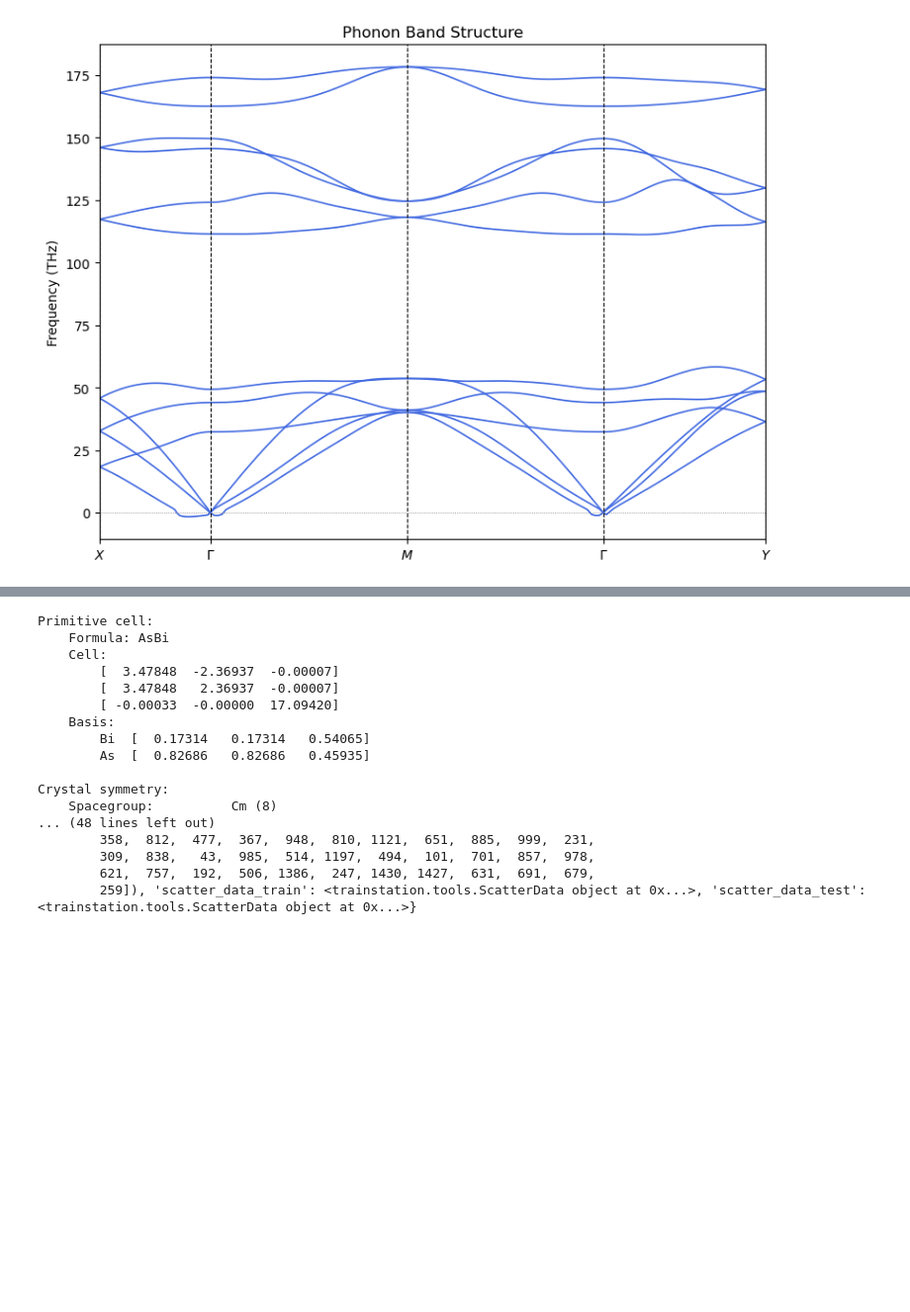
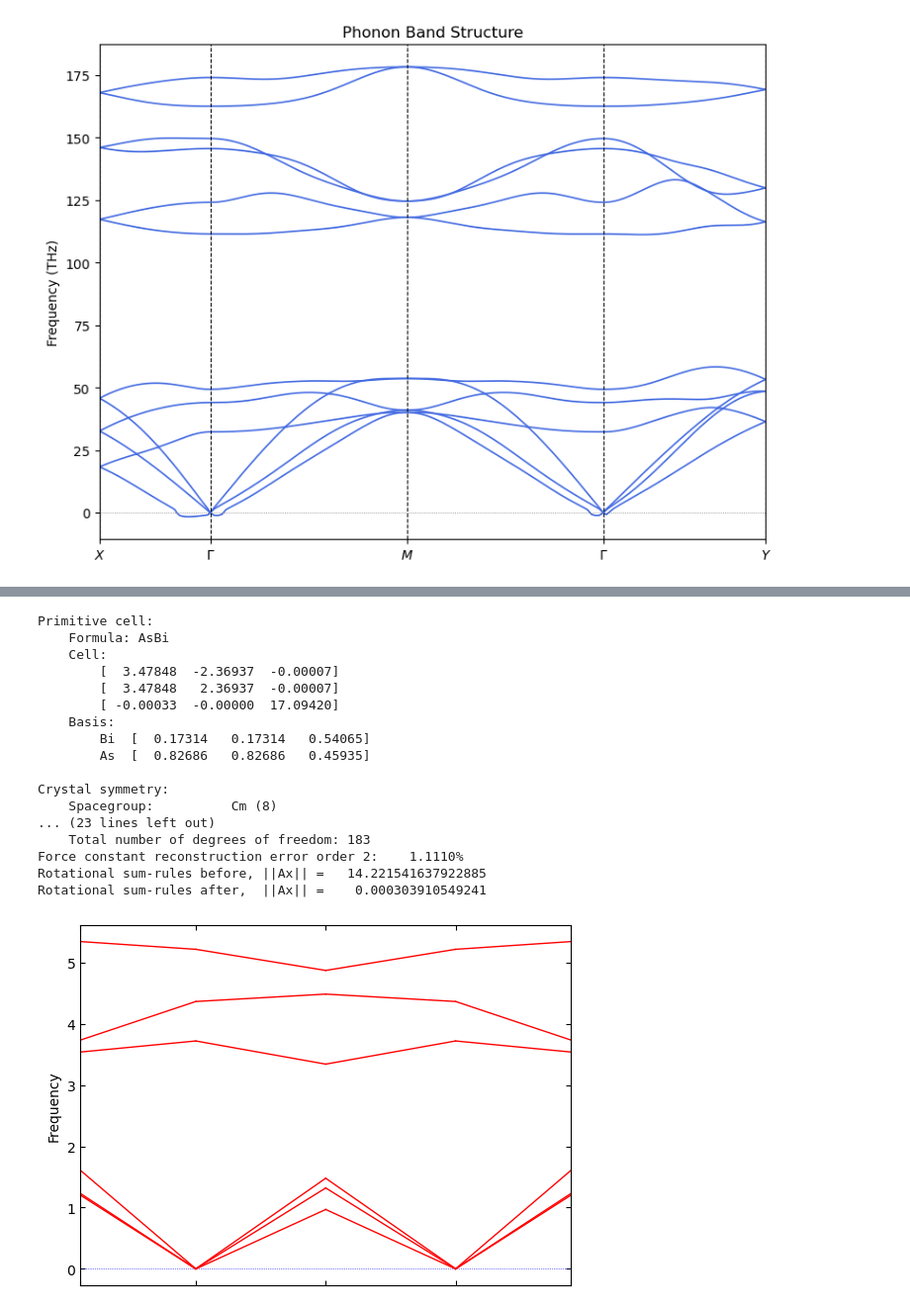
Before and after one commit to Lactuka/Thesis, a Jupyter notebook: phonon-bias-u-y-18/bias-u-y-18.ipynb, the cells around one changed output, grey strips where cells are left out. Shown at 99% size. Cells and saved outputs as stored; diff of their text form; code cells hidden in the pictures; blank space fills up the shorter version.

```diff
--- a/phonon-bias-u-y-18/bias-u-y-18.ipynb
+++ b/phonon-bias-u-y-18/bias-u-y-18.ipynb
@@ -110,29 +117,32 @@ frequencies.shape = (204, 12)
 # %%
 from ase.io import read
-from hiphive import ClusterSpace, StructureContainer, ForceConstantPotential
-from trainstation import Optimizer  # instead of: from hiphive.fitting import Optimizer
-from hiphive.utilities import prepare_structures
+from hiphive import ForceConstants
+from hiphive import ClusterSpace, ForceConstantPotential, enforce_rotational_sum_rules
+from hiphive.cutoffs import estimate_maximum_cutoff
+from hiphive.utilities import extract_parameters
+import sys
 
-import yaml
+prim = read('POSCAR')
+supercell = read('SPOSCAR')
 
-with open('phonopy_disp.yaml') as f:
-    disp_data = yaml.safe_load(f)
-n_disps = len(disp_data['displacements'])
+# Define a cluster space using the largest cutoff you can
+max_cutoff = estimate_maximum_cutoff(supercell) - 0.1
+cutoffs = [max_cutoff]  # only second order needed
+cs = ClusterSpace(prim, cutoffs)
 
-atoms_ideal = read('SPOSCAR')
-cs = ClusterSpace(atoms_ideal, cutoffs=[6.0])  # 2nd order only
+# import the phonopy force constants using the correct supercell also provided by phonopy
+fcs = ForceConstants.read_phonopy(supercell, 'force_constants.hdf5')
 
-# reuse your existing displaced structures + forces
-existing_structures = [read(f'{i:03d}-vasprun.xml') for i in range(1, n_disps+1)]
-existing_structures = prepare_structures(existing_structures, atoms_ideal)
+# Find the parameters that best fits the force constants given you cluster space
+parameters = extract_parameters(fcs, cs)
 
-sc = StructureContainer(cs)
-for s in existing_structures:
-    sc.add_structure(s)
+# Enforce the rotational sum rules
+parameters_rot = enforce_rotational_sum_rules(cs, parameters, ['Huang', 'Born-Huang'])
 
-opt = Optimizer(sc.get_fit_data())
-opt.train()
-print(opt.summary)
+# use the new parameters to make a fcp and then create the force constants and write to a phonopy file
+fcp = ForceConstantPotential(cs, parameters_rot)
+fcs = fcp.get_force_constants(supercell)
+fcs.write_to_phonopy('FORCE_CONSTANTS', format='text')
 # %% [output]
 Primitive cell:
     Formula: AsBi
@@ -146,8 +156,8 @@ Primitive cell:
 
 Crystal symmetry:
     Spacegroup:          Cm (8)
-... (48 lines left out)
-        358,  812,  477,  367,  948,  810, 1121,  651,  885,  999,  231,
-        309,  838,   43,  985,  514, 1197,  494,  101,  701,  857,  978,
-        621,  757,  192,  506, 1386,  247, 1430, 1427,  631,  691,  679,
-        259]), 'scatter_data_train': <trainstation.tools.ScatterData object at 0x...>, 'scatter_data_test': <trainstation.tools.ScatterData object at 0x...>}
+... (23 lines left out)
+    Total number of degrees of freedom: 183
+Force constant reconstruction error order 2:    1.1110%
+Rotational sum-rules before, ||Ax|| =   14.221541637922885
+Rotational sum-rules after,  ||Ax|| =    0.000303910549241
@@ -166,8 +164,27 @@ bands = [
 # %%
 import phonopy
+import matplotlib.pyplot as plt
 
-ph_hiphive = phonopy.load(
-    supercell_filename='SPOSCAR',
-    force_constants_filename='FORCE_CONSTANTS_hiphive'
+# Load everything directly via the wrapper function
+phonon = phonopy.load(
+    supercell_matrix=[3, 5, 1],       # Match your supercell dimensions
+    unitcell_filename="POSCAR",       # Your crystal structure file
+    force_constants_filename="force_constants.hdf5" # Your HDF5 file
 )
-ph_hiphive.run_band_structure(bands, path_connections=[True, False], labels=["Γ", "X", "M", "Γ"])
+
+# Define your high-symmetry path
+bands = [
+    [[0.5, 0.0, 0.0], [0.0, 0.0, 0.0]],
+    [[0.0, 0.0, 0.0], [0.5, 0.5, 0.0]],
+    [[0.5, 0.5, 0.0], [0.0, 0.0, 0.0]],
+    [[0.0, 0.0, 0.0], [0.0, 0.5, 0.0]]
+]
+labels = ["X","$\\Gamma$","M","$\\Gamma$","Y"]
+
+# Calculate and plot
+phonon.run_band_structure(bands, with_eigenvectors=False)
+phonon.plot_band_structure()
+
+plt.show()
+# %% [output]
+[figure, added]
```
Also changed, not shown: parts of 5 cells of this notebook, 12 other files.
